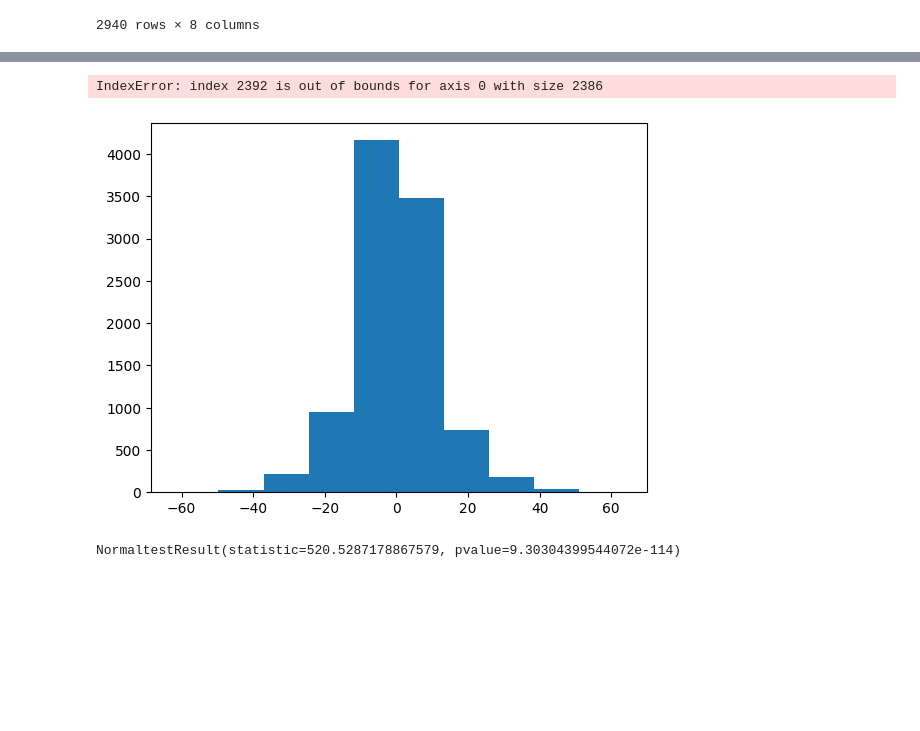
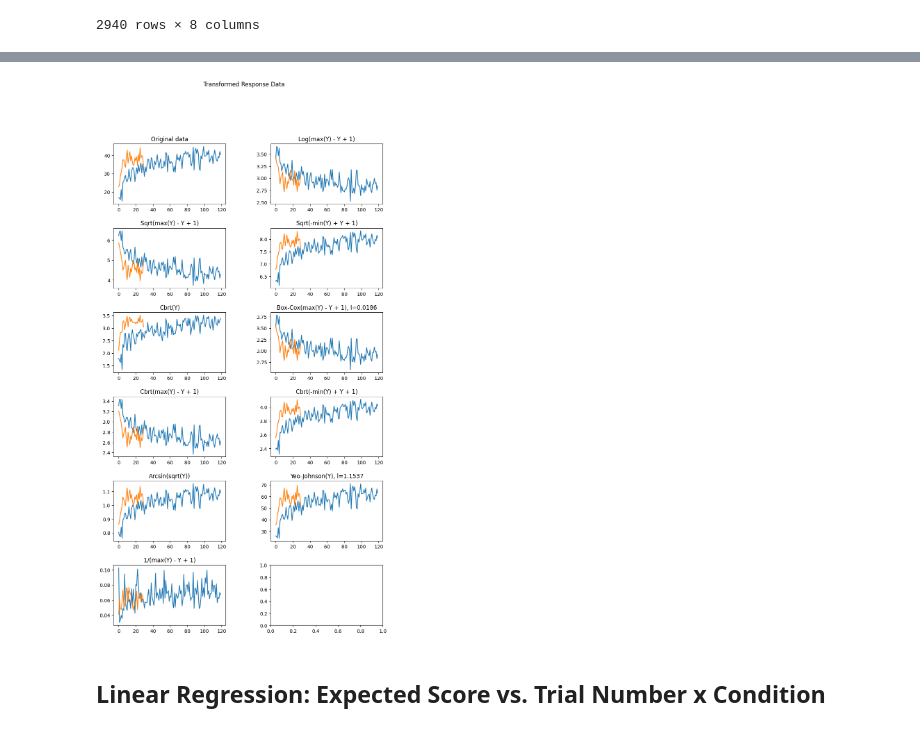
Before and after one commit to srinidhisrinivas/mcl-scarcity-mouselab, a Jupyter notebook: analysis/Data Analysis.ipynb, the cells around one changed output, grey strips where cells are left out. Drawn from its saved outputs; the diff is of its cells as text; code cells hidden in the pictures; blank space fills up the shorter version.

```diff
--- a/analysis/Data Analysis.ipynb
+++ b/analysis/Data Analysis.ipynb
@@ -563,34 +504,27 @@ Group Var                    0.144    0.063
-# %%
-# GLM Model 1 - Expected score vs. Trial number & Condition - sqrt arcsin transform
-
-formula = "expectedScores ~ trialNumbers + C(scarce) + trialNumbers:C(scarce)"
-
-mixed = True
-
-if mixed:
-    glm = smf.mixedlm(formula=formula, data=arcsin_transformed_trials_df, groups=arcsin_transformed_trials_df['workerId'])
-else:
-    glm = smf.glm(formula=formula, data=arcsin_transformed_trials_df)
-
-results = glm.fit()
-
-print(results.summary())
-resids = results.resid_response if not mixed else results.resid
-normaltest = scipy.stats.normaltest(resids)
-plt.hist(resids, density=True)
-plt.title("Arcsin Transform. Normal Test: {0:0.4f}, p: {1:0.4f}".format(normaltest[0], normaltest[1]))
-plt.show()
-# %% [output]
-IndexError: index 2392 is out of bounds for axis 0 with size 2386
-# %%
-data = []
-for scale in np.arange(0.5, 20, 0.20):
-    data += list(scipy.stats.norm.rvs(scale=scale, size=100))
-
-plt.hist(data)
-plt.show()
-
-scipy.stats.normaltest(data)
-# %% [output]
-[figure, removed]
-NormaltestResult(statistic=520.5287178867579, pvalue=9.30304399544072e-114)
+# %%
+# Plotting the response data
+
+fig, ax = plt.subplots(nrows=math.ceil(len(trans_list)/2),ncols=2,figsize=(10, 3 * math.ceil(len(trans_list)/2)),squeeze=False)
+plt.suptitle("Transformed Response Data")
+ax = ax.flatten()
+
+for idx, trans in enumerate(trans_list):
+    data = trans[0]
+    scarce = data.loc[data.scarce == 1]
+    control = data.loc[data.scarce == 0]
+    label = trans[1]
+
+    scarce_mean = np.array(scarce.groupby('trialNumbers').mean()['expectedScores'])
+    control_mean = np.array(control.groupby('trialNumbers').mean()['expectedScores'])
+    ax[idx].plot(list(range(len(scarce_mean))), scarce_mean, label="Scarce")
+    ax[idx].plot(list(range(len(control_mean))), control_mean, label="Control")
+    ax[idx].set_title(label)
+
+plt.subplots_adjust(
+                wspace=0.4,
+                hspace=0.4)
+plt.show()
+# %% [output]
+[figure, added]
+# %% [markdown]
+## Linear Regression: Expected Score vs. Trial Number x Condition
```
Also changed, not shown: parts of 53 cells of this notebook, 4 other files.
